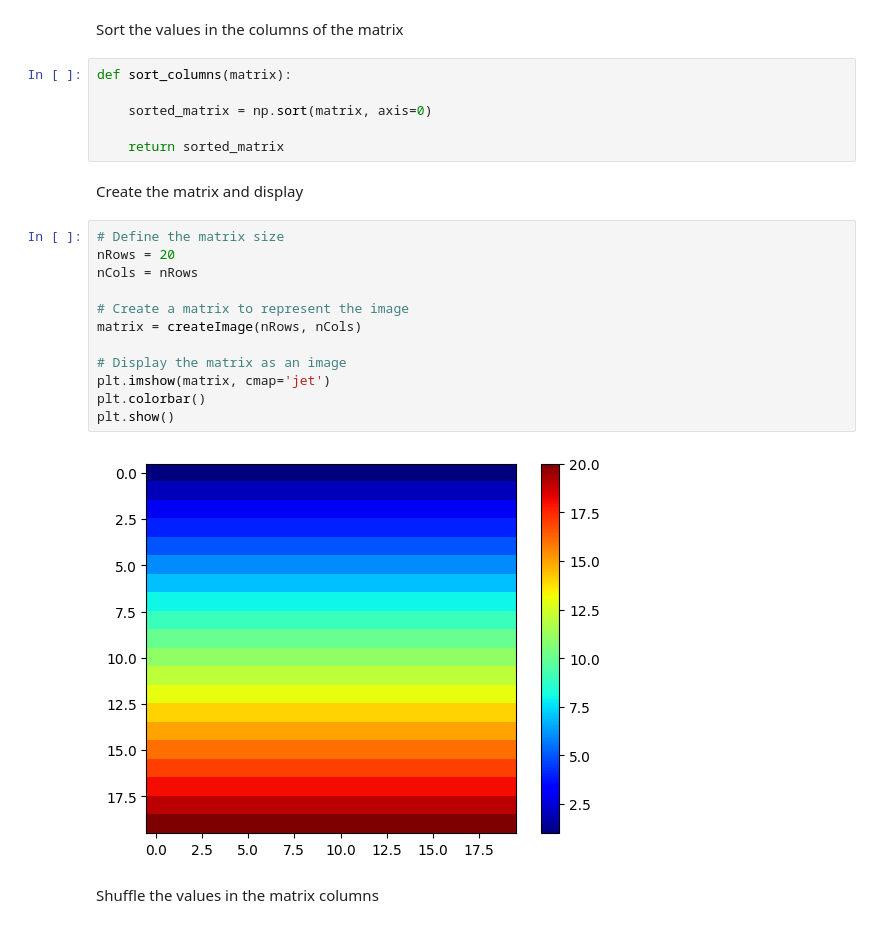
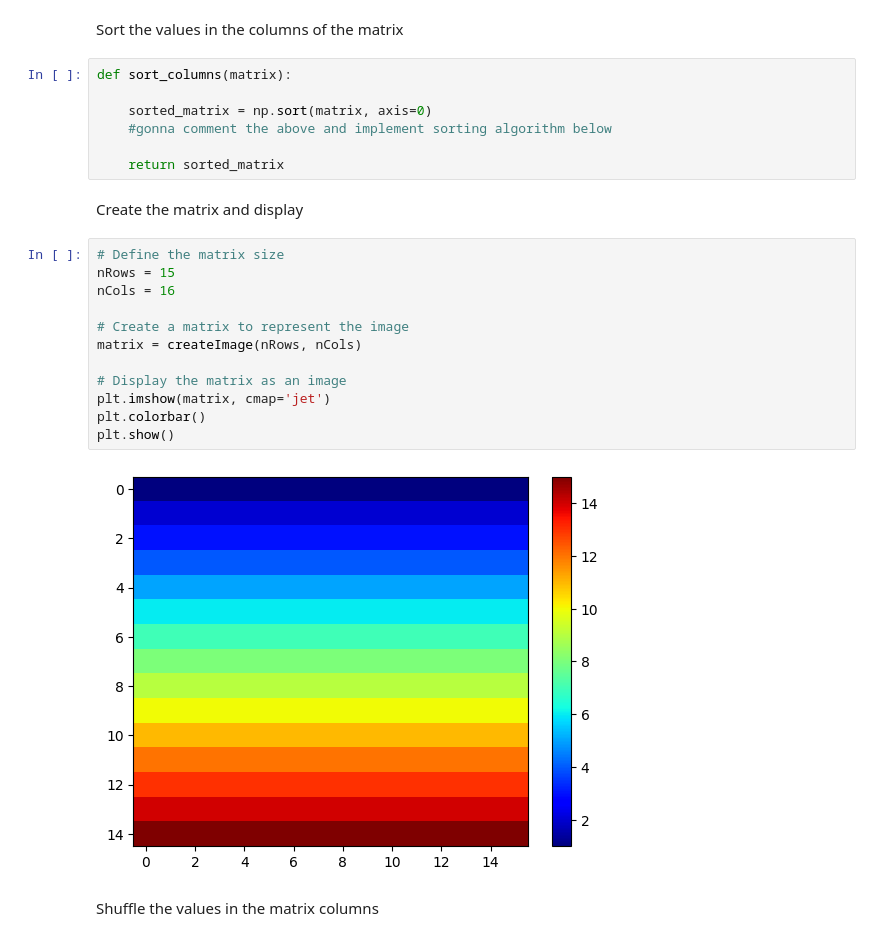
Before and after one commit to kdaley2024/insertion_sort_notebook, a Jupyter notebook: sorting_matrix_columns.ipynb, the cells around one changed output. Drawn from its saved outputs; the diff is of its cells as text.

```diff
--- a/sorting_matrix_columns.ipynb
+++ b/sorting_matrix_columns.ipynb
@@ -40,24 +40,25 @@ Sort the values in the columns of the matrix
 def sort_columns(matrix):
 
     sorted_matrix = np.sort(matrix, axis=0)
+    #gonna comment the above and implement sorting algorithm below
 
     return sorted_matrix
 # %% [markdown]
 Create the matrix and display
 # %%
 # Define the matrix size
-nRows = 20
-nCols = nRows
+nRows = 15
+nCols = 16
 
 # Create a matrix to represent the image
 matrix = createImage(nRows, nCols)
 
 # Display the matrix as an image
 plt.imshow(matrix, cmap='jet')
 plt.colorbar()
 plt.show()
 # %% [output]
-[figure, old version]
+[figure, new version]
 # %% [markdown]
 Shuffle the values in the matrix columns
 # %%
```
Also changed, not shown: parts of 2 cells of this notebook.
